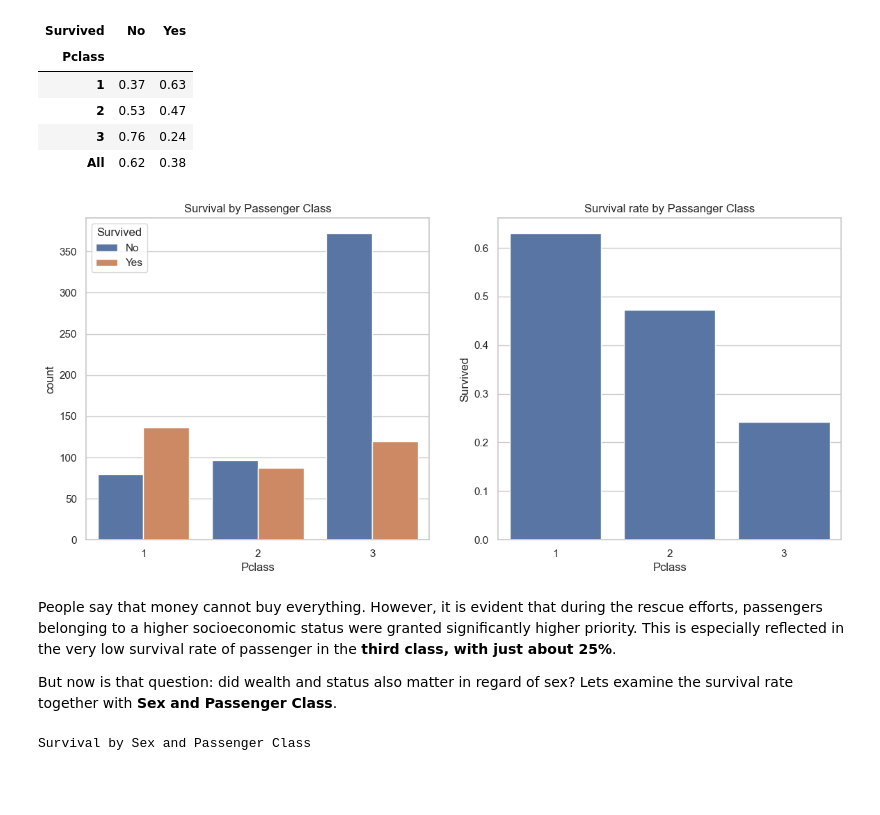
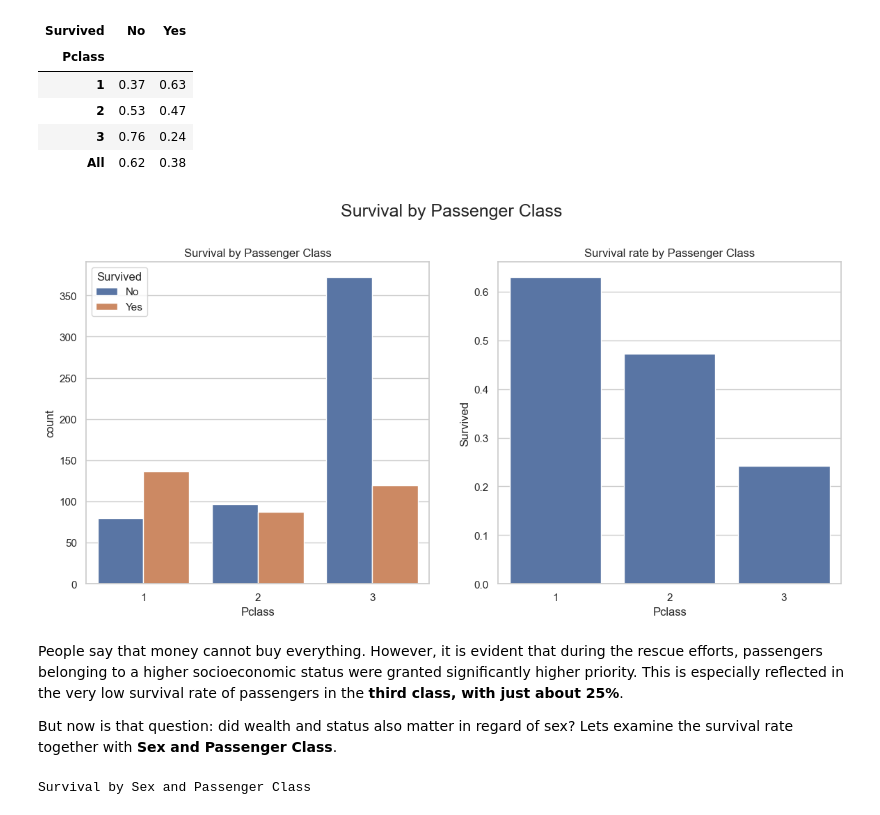
Before and after one commit to BuddyBent/Titanic, a Jupyter notebook: Titanic.ipynb, the cells around one changed output. Saved outputs shown, nothing was run; the diff lists cells and outputs as text; code cells hidden in the pictures; blank space fills up the shorter version.

```diff
--- a/Titanic.ipynb
+++ b/Titanic.ipynb
@@ -222,14 +225,15 @@ Survival rate per Passenger Class
 # %%
 fig, ax = plt.subplots(nrows=1, ncols=2, figsize=(14, 6))
 sns.countplot(data=plot_data, x="Pclass", hue="Survived", hue_order=["No", "Yes"], ax=ax[0])
 ax[0].set_title("Survival by Passenger Class")
 sns.barplot(data=train[["Pclass", "Survived"]].groupby(["Pclass"]).mean(), y="Survived", x="Pclass", ax=ax[1])
-ax[1].set_title("Survival rate by Passanger Class")
+ax[1].set_title("Survival rate by Passenger Class")
+plt.suptitle("Survival by Passenger Class", y=1.02, fontsize=18)
 plt.show()
 # %% [output]
-[figure, old version]
+[figure, new version]
 # %% [markdown]
-People say that money cannot buy everything. However, it is evident that during the rescue efforts, passengers belonging to a higher socioeconomic status were granted significantly higher priority. This is especially reflected in the very low survival rate of passenger in the **third class, with just about 25%**.
+People say that money cannot buy everything. However, it is evident that during the rescue efforts, passengers belonging to a higher socioeconomic status were granted significantly higher priority. This is especially reflected in the very low survival rate of passengers in the **third class, with just about 25%**.
 
 But now is that question: did wealth and status also matter in regard of sex? Lets examine the survival rate together with **Sex and Passenger Class**.
 # %%
```
Also changed, not shown: parts of 45 cells of this notebook.
